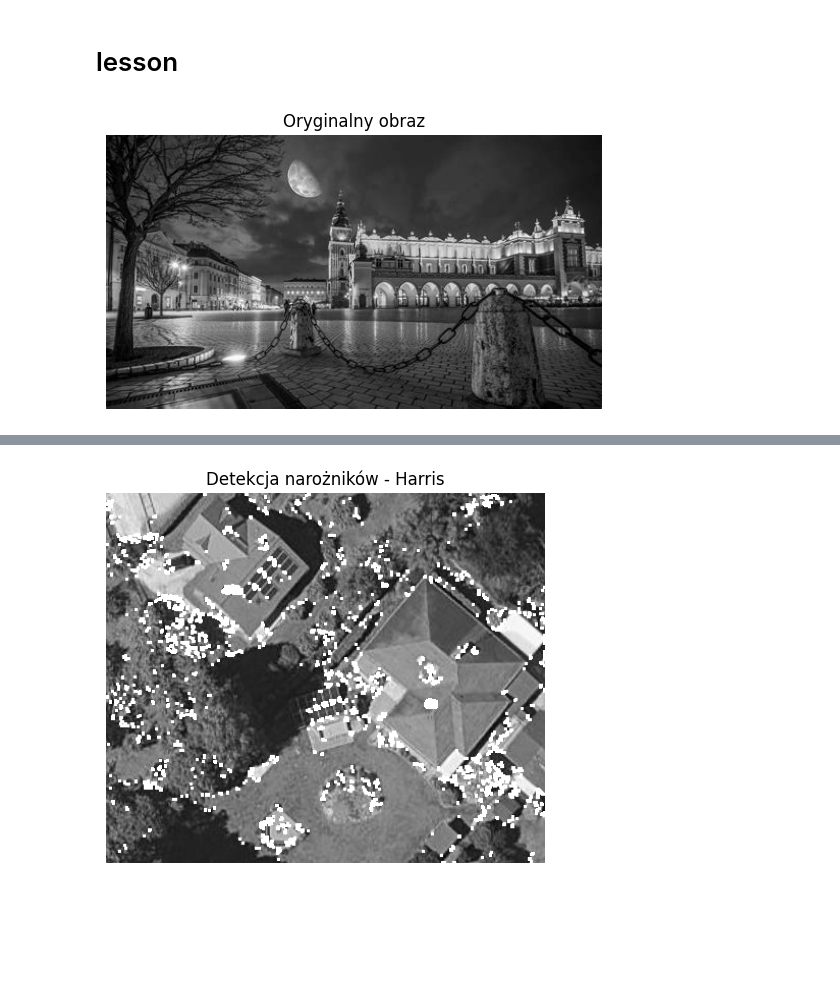
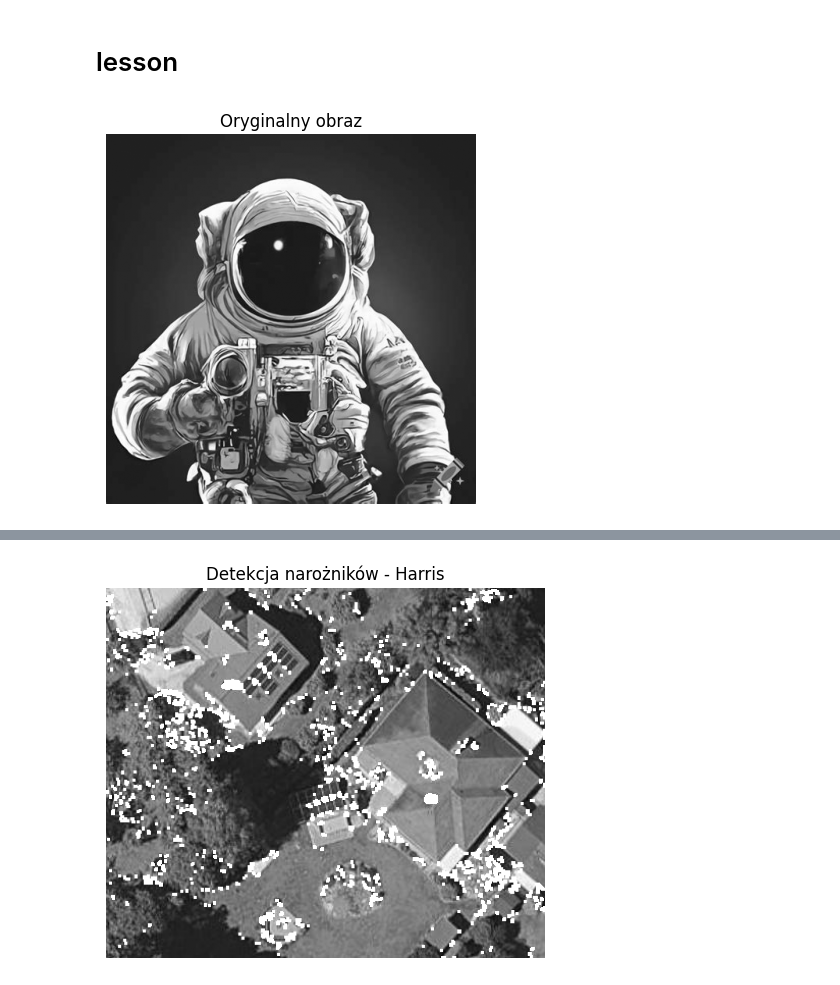
Before and after one commit to hgf700/ImageProcessingLessons, a Jupyter notebook: Lesson4/Lab4_Image_Edge_Features.ipynb, the cells around one changed output, grey strips where cells are left out. Saved outputs shown, nothing was run; the diff lists cells and outputs as text; code cells hidden in the pictures; blank space fills up the shorter version.

```diff
--- a/Lesson4/Lab4_Image_Edge_Features.ipynb
+++ b/Lesson4/Lab4_Image_Edge_Features.ipynb
@@ -25,23 +25,23 @@ $$\theta = \arctan(\frac{G_y}{G_x})$$
 # %%
 import cv2
 import numpy as np
 import matplotlib.pyplot as plt
 
 obraz1=r"C:\Users\USER098\Documents\GitHub\ImageProcessingLessons\Photos\3.jpg"
 obraz2=r"C:\Users\USER098\Documents\GitHub\ImageProcessingLessons\Photos\4.jpg"
 obraz3=r"C:\Users\USER098\Documents\GitHub\ImageProcessingLessons\Photos\5.jpg"
 obraz4=r"C:\Users\USER098\Documents\GitHub\ImageProcessingLessons\Photos\6.jpg"
 
-obraz=obraz4
+obraz=obraz2
 
 # 2. Wczytanie obrazu w skali szarości
 image = cv2.imread(obraz, cv2.IMREAD_GRAYSCALE)
 plt.imshow(image, cmap='gray')
 plt.title('Oryginalny obraz')
 plt.axis('off')
 plt.show()
 # %% [output]
-[figure, old version]
+[figure, new version]
 # %%
 # 3. Detekcja krawędzi - Sobel
 sobelx = cv2.Sobel(image, cv2.CV_64F, 1, 0, ksize=3)
```
Also changed, not shown: parts of 3 cells of this notebook, 1 other file.
